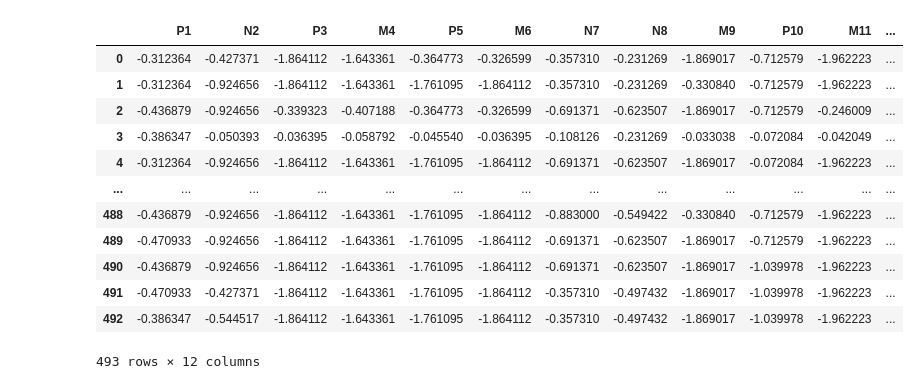
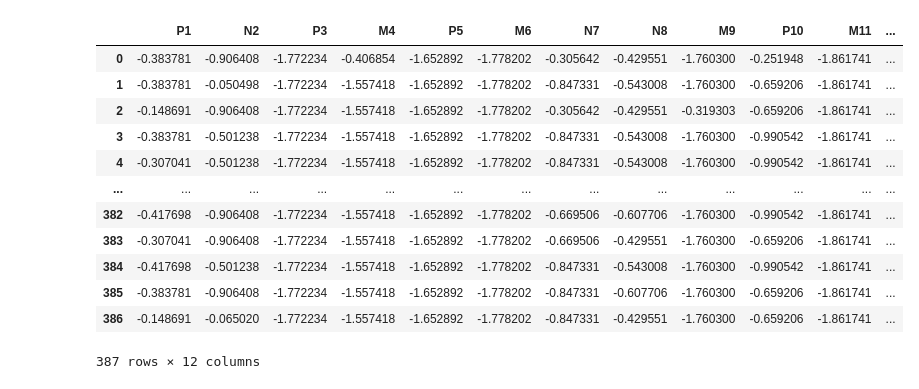
Before and after one commit to noran9/cbsd, a Jupyter notebook: Color_dishonest.ipynb, the cells around one changed output. Cells and saved outputs as stored; diff of their text form; code cells hidden in the pictures.

```diff
--- a/Color_dishonest.ipynb
+++ b/Color_dishonest.ipynb
@@ -2,11 +2,11 @@
 import numpy as np
 import matplotlib.pyplot as plt
 import csv
-with open('RAW_DDDT.CSV') as csv_file:
+with open('train_dataset.csv') as csv_file:
     csv_read=csv.reader(csv_file, delimiter=',')
 
 import pandas as pd
-data = pd.read_csv('RAW_DDDT.CSV')
+data = pd.read_csv('train_dataset.csv')
 df = pd.DataFrame(data)
 
 Y = df['CONDITION']
@@ -40,8 +40,8 @@ df1_scaled
 # %%
 honest = df1_scaled[df1_scaled['CONDITION'] == 0]
-honest = honest.iloc[:,:12]
+honest = honest.iloc[:,1:13]
 dishonest = df1_scaled[df1_scaled['CONDITION'] == 1]
-dishonest = dishonest.iloc[:,:12]
+dishonest = dishonest.iloc[:,1:13]
 honest
 # %% [output]
 |  | P1 | N2 | P3 | M4 | P5 | M6 | N7 | N8 | M9 | P10 | M11 | ... |
@@ -118,20 +118,20 @@ tfidf_honest
 # %%
-tfidf_dishonest = pd.DataFrame(tf1,columns=e[0:12])
+tfidf_dishonest = pd.DataFrame(tf1,columns=e[1:13])
 tfidf_dishonest
 # %% [output]
 |  | P1 | N2 | P3 | M4 | P5 | M6 | N7 | N8 | M9 | P10 | M11 | ... |
-| 0 | -0.312364 | -0.427371 | -1.864112 | -1.643361 | -0.364773 | -0.326599 | -0.357310 | -0.231269 | -1.869017 | -0.712579 | -1.962223 | ... |
-| 1 | -0.312364 | -0.924656 | -1.864112 | -1.643361 | -1.761095 | -1.864112 | -0.357310 | -0.231269 | -0.330840 | -0.712579 | -1.962223 | ... |
-| 2 | -0.436879 | -0.924656 | -0.339323 | -0.407188 | -0.364773 | -0.326599 | -0.691371 | -0.623507 | -1.869017 | -0.712579 | -0.246009 | ... |
-| 3 | -0.386347 | -0.050393 | -0.036395 | -0.058792 | -0.045540 | -0.036395 | -0.108126 | -0.231269 | -0.033038 | -0.072084 | -0.042049 | ... |
-| 4 | -0.312364 | -0.924656 | -1.864112 | -1.643361 | -1.761095 | -1.864112 | -0.691371 | -0.623507 | -1.869017 | -0.072084 | -1.962223 | ... |
+| 0 | -0.383781 | -0.906408 | -1.772234 | -0.406854 | -1.652892 | -1.778202 | -0.305642 | -0.429551 | -1.760300 | -0.251948 | -1.861741 | ... |
+| 1 | -0.383781 | -0.050498 | -1.772234 | -1.557418 | -1.652892 | -1.778202 | -0.847331 | -0.543008 | -1.760300 | -0.659206 | -1.861741 | ... |
+| 2 | -0.148691 | -0.906408 | -1.772234 | -1.557418 | -1.652892 | -1.778202 | -0.305642 | -0.429551 | -0.319303 | -0.659206 | -1.861741 | ... |
+| 3 | -0.383781 | -0.501238 | -1.772234 | -1.557418 | -1.652892 | -1.778202 | -0.847331 | -0.543008 | -1.760300 | -0.990542 | -1.861741 | ... |
+| 4 | -0.307041 | -0.501238 | -1.772234 | -1.557418 | -1.652892 | -1.778202 | -0.847331 | -0.543008 | -1.760300 | -0.990542 | -1.861741 | ... |
 | ... | ... | ... | ... | ... | ... | ... | ... | ... | ... | ... | ... | ... |
-| 488 | -0.436879 | -0.924656 | -1.864112 | -1.643361 | -1.761095 | -1.864112 | -0.883000 | -0.549422 | -0.330840 | -0.712579 | -1.962223 | ... |
-| 489 | -0.470933 | -0.924656 | -1.864112 | -1.643361 | -1.761095 | -1.864112 | -0.691371 | -0.623507 | -1.869017 | -0.712579 | -1.962223 | ... |
-| 490 | -0.436879 | -0.924656 | -1.864112 | -1.643361 | -1.761095 | -1.864112 | -0.691371 | -0.623507 | -1.869017 | -1.039978 | -1.962223 | ... |
-| 491 | -0.470933 | -0.427371 | -1.864112 | -1.643361 | -1.761095 | -1.864112 | -0.357310 | -0.497432 | -1.869017 | -1.039978 | -1.962223 | ... |
-| 492 | -0.386347 | -0.544517 | -1.864112 | -1.643361 | -1.761095 | -1.864112 | -0.357310 | -0.497432 | -1.869017 | -1.039978 | -1.962223 | ... |
+| 382 | -0.417698 | -0.906408 | -1.772234 | -1.557418 | -1.652892 | -1.778202 | -0.669506 | -0.607706 | -1.760300 | -0.990542 | -1.861741 | ... |
+| 383 | -0.307041 | -0.906408 | -1.772234 | -1.557418 | -1.652892 | -1.778202 | -0.669506 | -0.429551 | -1.760300 | -0.659206 | -1.861741 | ... |
+| 384 | -0.417698 | -0.501238 | -1.772234 | -1.557418 | -1.652892 | -1.778202 | -0.847331 | -0.543008 | -1.760300 | -0.990542 | -1.861741 | ... |
+| 385 | -0.383781 | -0.906408 | -1.772234 | -1.557418 | -1.652892 | -1.778202 | -0.847331 | -0.607706 | -1.760300 | -0.659206 | -1.861741 | ... |
+| 386 | -0.148691 | -0.065020 | -1.772234 | -1.557418 | -1.652892 | -1.778202 | -0.847331 | -0.429551 | -1.760300 | -0.659206 | -1.861741 | ... |
-493 rows × 12 columns
+387 rows × 12 columns
 # %%
 model_dict = {"PSY": ["P1", "P3", "P5", "P10"], "NAR": ["N2", "N7", "N8", "N12"], "MAC": ["M4", "M6", "M9", "M11"]}
 # %%
```
Also changed, not shown: parts of 6 cells of this notebook.
